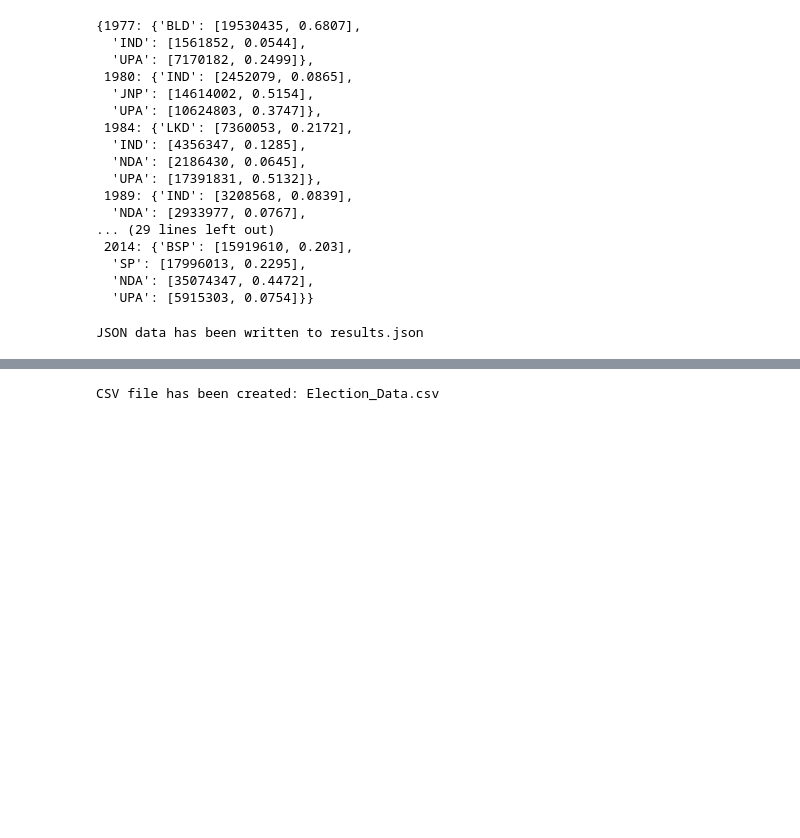
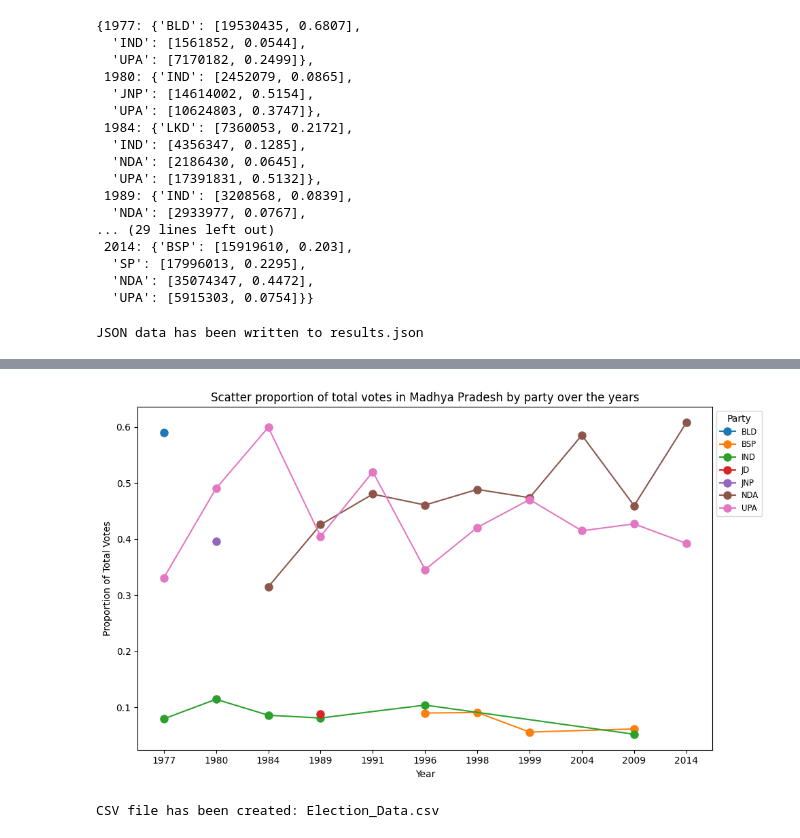
Before and after one commit to anuragkumar95/DataViz_FinalProject, a Jupyter notebook: project_initial.ipynb, the cells around one changed output, grey strips where cells are left out. Drawn from its saved outputs; the diff is of its cells as text; code cells hidden in the pictures; blank space fills up the shorter version.

```diff
--- a/project_initial.ipynb
+++ b/project_initial.ipynb
@@ -433,3 +468,58 @@ plot_stacked_party_ratios_by_state(results, 'Uttar Pradesh')
+# %%
+import matplotlib.pyplot as plt
+import numpy as np
+
+def plot_scatter_party_ratios_by_state(aggregated_data, state):
+    years = sorted(aggregated_data[state].keys())
+
+    # Mapping of index positions to years
+    year_mapping = {i: str(year) for i, year in enumerate(years)}
+
+    # Dynamically determine the parties present in the state data
+    parties = set()
+    for year in years:
+        parties.update(aggregated_data[state][year].keys())
+    parties_order = sorted(parties)
+
+    # Initialize a dict to hold the ratios for each party
+    ratios_per_party = {party: [] for party in parties_order}
+    year_labels_per_party = {party: [] for party in parties_order}  # To store indices for plotting
+
+    # Populate the ratios for each party and each year
+    for index, year in enumerate(years):
+        year_total = sum(votes for _, votes in aggregated_data[state][year].values())
+
+        for party in parties_order:
+            party_data = aggregated_data[state][year].get(party, (0, 0))
+            if party_data[1] > 0 and year_total > 0:
+                ratio = party_data[1] / year_total
+                ratios_per_party[party].append(ratio)
+                year_labels_per_party[party].append(index)  # Use index instead of year
+
+    # Create the scatter plot for each state
+    fig, ax = plt.subplots(figsize=(10, 6))
+
+    for party in parties_order:
+        ax.plot(year_labels_per_party[party], ratios_per_party[party], marker='o', linestyle='-', label=party, markersize=8)
+
+    ax.set_xlabel('Year')
+    ax.set_ylabel('Proportion of Total Votes')
+    ax.set_title(f'Scatter proportion of total votes in {state} by party over the years')
+    ax.legend(title='Party', loc='upper left', bbox_to_anchor=(1, 1), fontsize='small')
+
+    # Set custom x-ticks using the mapping
+    ax.set_xticks(list(year_mapping.keys()))
+    ax.set_xticklabels(list(year_mapping.values()))
+
+    plt.tight_layout()
+    plt.show()
+
+# Example usage
+state_list = ['Madhya Pradesh']
+for state in state_list:
+    plot_scatter_party_ratios_by_state(results, state)
+# %% [output]
+[figure, added]
 # %%
 import pandas as pd
 
```
Also changed, not shown: parts of 4 cells of this notebook, 2 other files.
